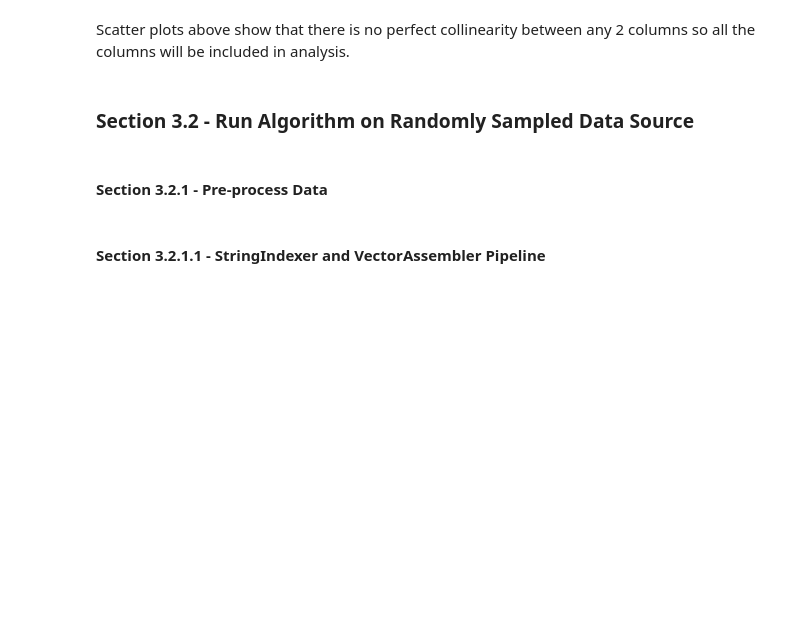
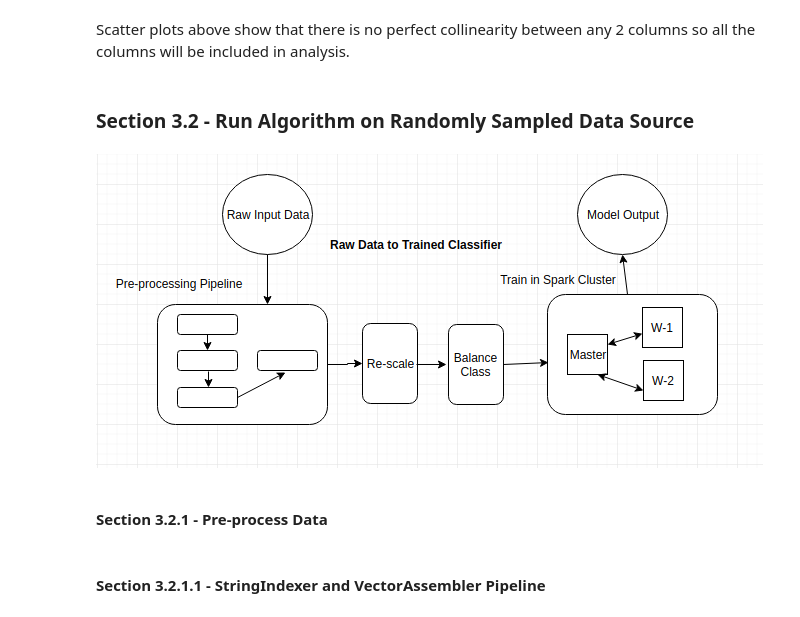
Before and after one commit to rmajumder/w261-final, a Jupyter notebook: master_v2/master_w261_project.ipynb, the cells around one changed output. Cells and saved outputs as stored; diff of their text form; code cells hidden in the pictures; blank space fills up the shorter version.

Commit message:
add images

```diff
--- a/master_v2/master_w261_project.ipynb
+++ b/master_v2/master_w261_project.ipynb
@@ -538,6 +546,10 @@ Image("images/Scat-_2_14.png")
 Scatter plots above show that there is no perfect collinearity between any 2 columns so all the columns will be included in analysis.
 # %% [markdown]
 ### Section 3.2 - Run Algorithm on Randomly Sampled Data Source
+# %%
+Image("images/ModelGeneration-Sample.png")
+# %% [output]
+[figure, added]
 # %% [markdown]
 #### Section 3.2.1 - Pre-process Data
 # %% [markdown]
```
Also changed, not shown: parts of 15 cells of this notebook, 2 other files.
